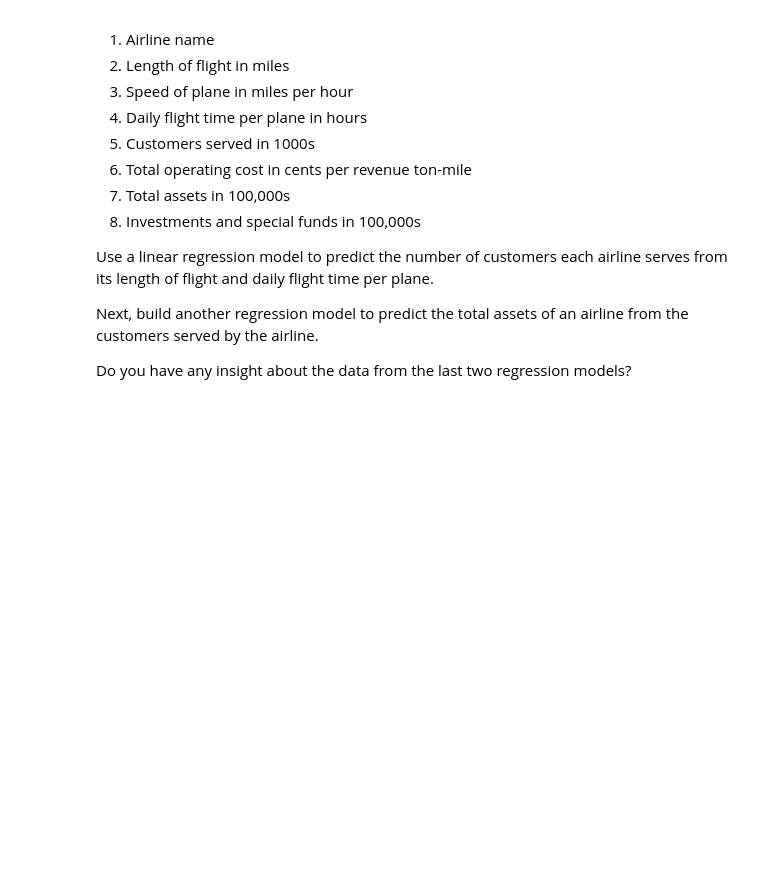
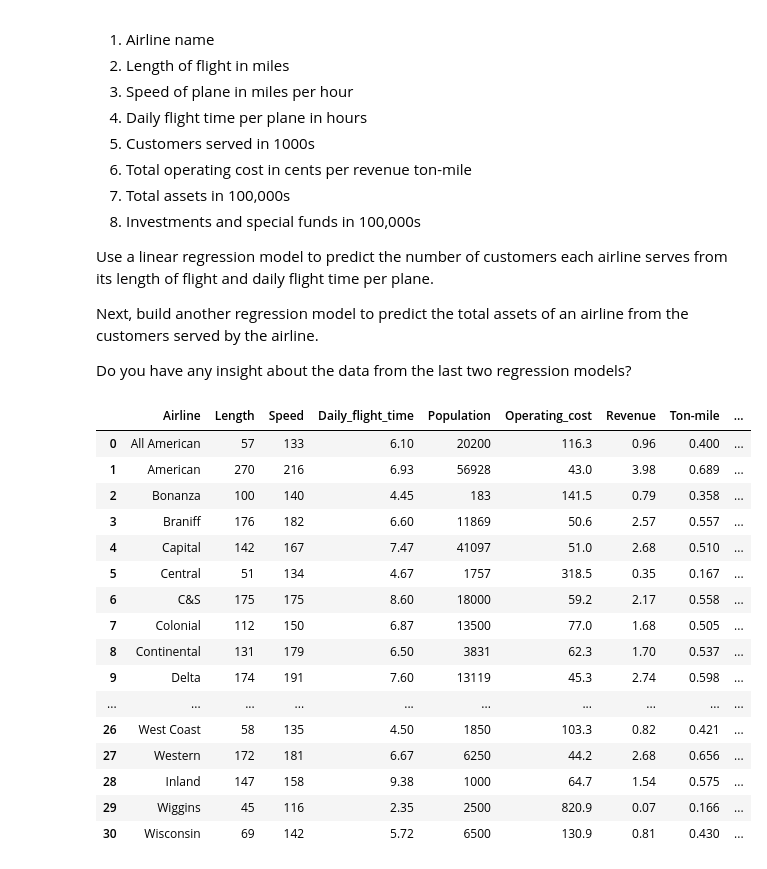
Before and after one commit to JarekPo/big-data-mtu, a Jupyter notebook: week5/Regression_Lab.ipynb, the cells around one changed output. Cells and saved outputs as stored; diff of their text form; code cells hidden in the pictures; blank space fills up the shorter version.

Commit message:
linear regression - airlines

```diff
--- a/week5/Regression_Lab.ipynb
+++ b/week5/Regression_Lab.ipynb
@@ -226,3 +226,24 @@ Use a linear regression model to predict the number of customers each airline se
 Next, build another regression model to predict the total assets of an airline from the customers served by the airline.
 
 Do you have any insight about the data from the last two regression models?
+# %%
+df = pd.read_csv('airline_costs.csv')
+df
+# %% [output]
+|  | Airline | Length | Speed | Daily_flight_time | Population | Operating_cost | Revenue | Ton-mile | ... |
+| 0 | All American | 57 | 133 | 6.10 | 20200 | 116.3 | 0.96 | 0.400 | ... |
+| 1 | American | 270 | 216 | 6.93 | 56928 | 43.0 | 3.98 | 0.689 | ... |
+| 2 | Bonanza | 100 | 140 | 4.45 | 183 | 141.5 | 0.79 | 0.358 | ... |
+| 3 | Braniff | 176 | 182 | 6.60 | 11869 | 50.6 | 2.57 | 0.557 | ... |
+| 4 | Capital | 142 | 167 | 7.47 | 41097 | 51.0 | 2.68 | 0.510 | ... |
+| 5 | Central | 51 | 134 | 4.67 | 1757 | 318.5 | 0.35 | 0.167 | ... |
+| 6 | C&S | 175 | 175 | 8.60 | 18000 | 59.2 | 2.17 | 0.558 | ... |
+| 7 | Colonial | 112 | 150 | 6.87 | 13500 | 77.0 | 1.68 | 0.505 | ... |
+| 8 | Continental | 131 | 179 | 6.50 | 3831 | 62.3 | 1.70 | 0.537 | ... |
+| 9 | Delta | 174 | 191 | 7.60 | 13119 | 45.3 | 2.74 | 0.598 | ... |
+| ... | ... | ... | ... | ... | ... | ... | ... | ... | ... |
+| 26 | West Coast | 58 | 135 | 4.50 | 1850 | 103.3 | 0.82 | 0.421 | ... |
+| 27 | Western | 172 | 181 | 6.67 | 6250 | 44.2 | 2.68 | 0.656 | ... |
+| 28 | Inland | 147 | 158 | 9.38 | 1000 | 64.7 | 1.54 | 0.575 | ... |
+| 29 | Wiggins | 45 | 116 | 2.35 | 2500 | 820.9 | 0.07 | 0.166 | ... |
+| 30 | Wisconsin | 69 | 142 | 5.72 | 6500 | 130.9 | 0.81 | 0.430 | ... |
```
Also changed, not shown: parts of 2 cells of this notebook, 3 other files.
